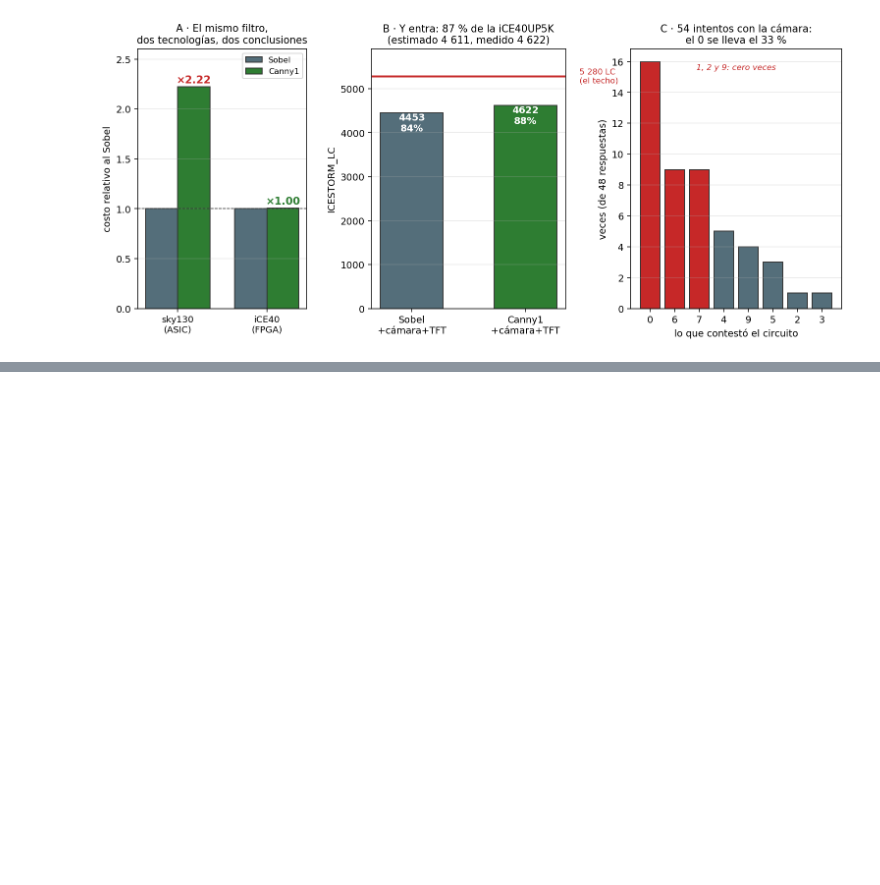
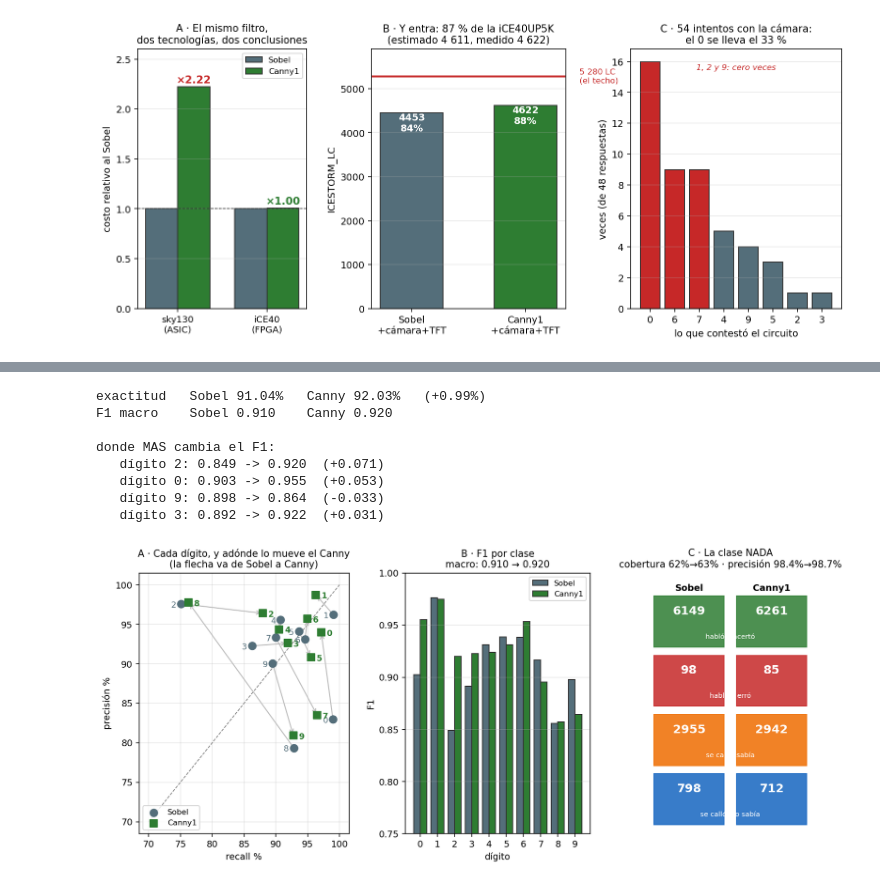
Before and after one commit to VictorMartinez89/tty_project_filter, a Jupyter notebook: conda/TTY_Filter_Sobel/TTY_Filter_Sobel2.ipynb, the cells around one changed output, grey strips where cells are left out. Drawn from its saved outputs; the diff is of its cells as text; code cells hidden in the pictures; blank space fills up the shorter version.

```diff
--- a/conda/TTY_Filter_Sobel/TTY_Filter_Sobel2.ipynb
+++ b/conda/TTY_Filter_Sobel/TTY_Filter_Sobel2.ipynb
@@ -1167,0 +1277,73 @@ Sobel (Parte 181): 7/72 = 9.7%   ·   diferencia +6.9%  (z = 1.16, NO significat
+# %%
+# === Cuaderno 2 · figura 7: todas las metricas, Sobel vs Canny, mismo procedimiento ===
+import numpy as np, matplotlib.pyplot as plt
+d = np.load("../../clasificador_mnist/comparar_metricas.npz")
+S = {k: d[f"Sobel_{k}"] for k in ["P","R","F"]}
+C = {k: d[f"Canny1_{k}"] for k in ["P","R","F"]}
+eS, eC = d["Sobel_esc"], d["Canny1_esc"]     # acc, f1, cob, prec, nVP, nFP, nFN, nVN
+
+fig = plt.figure(figsize=(13.4, 5.2))
+gs = fig.add_gridspec(1, 3, width_ratios=[1.25, 1.1, 1], wspace=.3)
+
+# A · precision vs recall por clase, y como se MUEVEN
+a = fig.add_subplot(gs[0])
+for c in range(10):
+    a.annotate("", xy=(C["R"][c]*100, C["P"][c]*100), xytext=(S["R"][c]*100, S["P"][c]*100),
+               arrowprops=dict(arrowstyle="->", color="#bbb", lw=1.1))
+a.scatter(S["R"]*100, S["P"]*100, s=70, c="#546e7a", label="Sobel", zorder=3)
+a.scatter(C["R"]*100, C["P"]*100, s=70, c="#2e7d32", marker="s", label="Canny1", zorder=3)
+for c in range(10):
+    a.annotate(str(c), (S["R"][c]*100, S["P"][c]*100), fontsize=9,
+               xytext=(-11, -4), textcoords="offset points", color="#546e7a")
+    a.annotate(str(c), (C["R"][c]*100, C["P"][c]*100), fontsize=9, weight="bold",
+               xytext=(6, -4), textcoords="offset points", color="#2e7d32")
+a.plot([70,100],[70,100], "--", c="grey", lw=.9)
+a.set_xlabel("recall %"); a.set_ylabel("precisión %")
+a.set_title("A · Cada dígito, y adónde lo mueve el Canny\n"
+            "(la flecha va de Sobel a Canny)", fontsize=10.5)
+a.legend(fontsize=8.5, loc="lower left"); a.grid(alpha=.3)
+
+# B · F1 por clase
+b = fig.add_subplot(gs[1])
+x = np.arange(10); w = .38
+b.bar(x-w/2, S["F"], w, color="#546e7a", ec="#333", label="Sobel")
+b.bar(x+w/2, C["F"], w, color="#2e7d32", ec="#333", label="Canny1")
+b.set_xticks(x); b.set_xlabel("dígito"); b.set_ylabel("F1")
+b.set_ylim(.75, 1.0); b.grid(axis="y", alpha=.3); b.legend(fontsize=8.5)
+b.set_title(f"B · F1 por clase\nmacro: {eS[1]:.3f} → {eC[1]:.3f}", fontsize=10.5)
+
+# C · el 2x2 de la clase NADA, lado a lado
+c = fig.add_subplot(gs[2]); c.axis("off")
+et = ["VP\nhabló y acertó", "FP\nhabló y erró", "FN\nse calló, sabía", "VN\nse calló, no sabía"]
+col = ["#2e7d32", "#c62828", "#ef6c00", "#1565c0"]
+for i in range(4):
+    y = 3-i
+    c.add_patch(plt.Rectangle((0,y), .46, .86, color=col[i], alpha=.85))
+    c.add_patch(plt.Rectangle((.54,y), .46, .86, color=col[i], alpha=.85))
+    c.text(.23, y+.55, f"{int(eS[4+i])}", ha="center", color="w", fontsize=13, weight="bold")
+    c.text(.77, y+.55, f"{int(eC[4+i])}", ha="center", color="w", fontsize=13, weight="bold")
+    c.text(.5, y+.14, et[i], ha="center", color="w", fontsize=7.6)
+c.text(.23, 3.95, "Sobel", ha="center", fontsize=10, weight="bold")
+c.text(.77, 3.95, "Canny1", ha="center", fontsize=10, weight="bold")
+c.set_xlim(-.05,1.05); c.set_ylim(-.15,4.25)
+c.set_title(f"C · La clase NADA\ncobertura {eS[2]:.0%}→{eC[2]:.0%} · "
+            f"precisión {eS[3]:.1%}→{eC[3]:.1%}", fontsize=10.5)
+plt.savefig("fig_metricas_comp.png", dpi=140, bbox_inches="tight")
+plt.show()
+
+print(f"exactitud   Sobel {eS[0]:.2%}   Canny {eC[0]:.2%}   ({eC[0]-eS[0]:+.2%})")
+print(f"F1 macro    Sobel {eS[1]:.3f}    Canny {eC[1]:.3f}")
+print("\ndonde MAS cambia el F1:")
+dif = C["F"] - S["F"]
+for c in np.argsort(-np.abs(dif))[:4]:
+    print(f"   dígito {c}: {S['F'][c]:.3f} -> {C['F'][c]:.3f}  ({dif[c]:+.3f})")
+# %% [output]
+exactitud   Sobel 91.04%   Canny 92.03%   (+0.99%)
+F1 macro    Sobel 0.910    Canny 0.920
+
+donde MAS cambia el F1:
+   dígito 2: 0.849 -> 0.920  (+0.071)
+   dígito 0: 0.903 -> 0.955  (+0.053)
+   dígito 9: 0.898 -> 0.864  (-0.033)
+   dígito 3: 0.892 -> 0.922  (+0.031)
+[figure, added]
```
Also changed, not shown: parts of 2 cells of this notebook, 4 other files.
